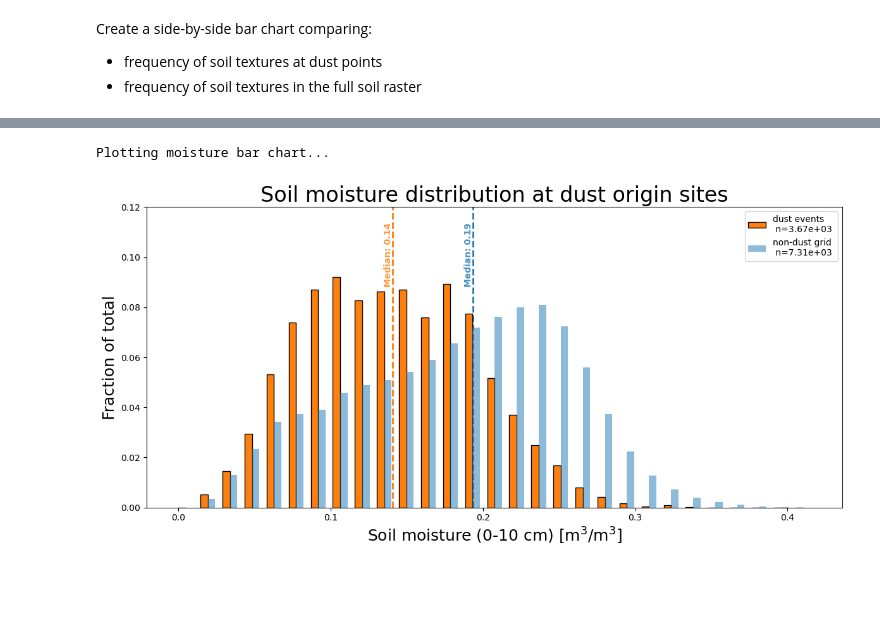
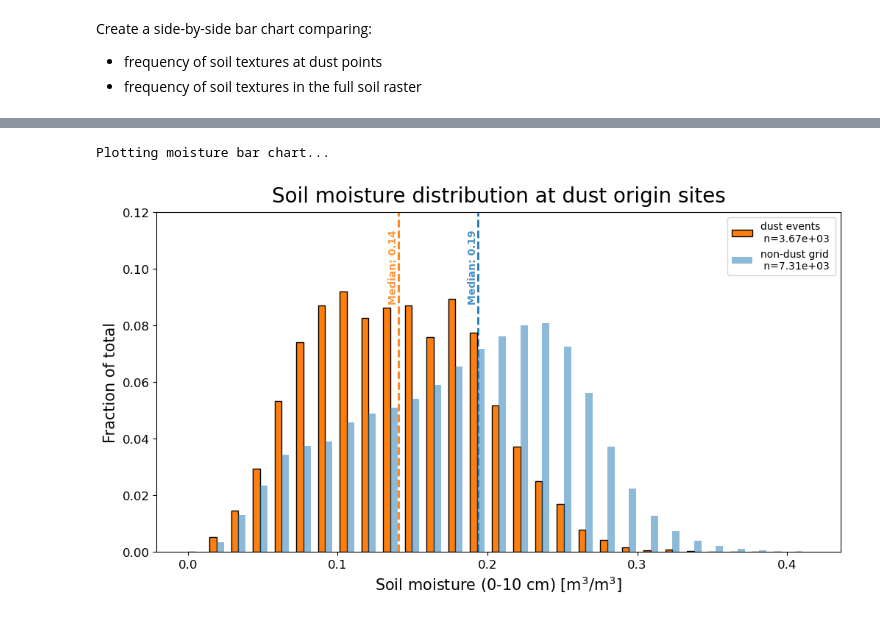
Before and after one commit to jesseturner/WLDAS_Analysis, a Jupyter notebook: ANALYSIS_bar_charts.ipynb, the cells around one changed output, grey strips where cells are left out. Cells and saved outputs as stored; diff of their text form; code cells hidden in the pictures; blank space fills up the shorter version.

```diff
--- a/ANALYSIS_bar_charts.ipynb
+++ b/ANALYSIS_bar_charts.ipynb
@@ -203,35 +207,37 @@ counts_non_dust, _ = np.histogram(control_ds["SoilMoi00_10cm_tavg"], bins=bins)
 width = (bins[1] - bins[0]) / 3
 density_dust = counts_dust / np.sum(counts_dust)
 density_non_dust = counts_non_dust / np.sum(counts_non_dust)
 
 fig, ax_bar = plt.subplots(figsize=(12, 6))
 
 plt.bar(bins[:-1], density_dust,
         width=width,
         align='edge',
         color="tab:orange",
         edgecolor="black",
         linewidth=1,
         label=f"dust events \n n={len(dust_df["moisture"]) :.2e}",)
 plt.bar(bins[:-1] + width, density_non_dust,
         width=width,
         align='edge',
         color="tab:blue",
         label=f"non-dust grid \n n={len(control_ds["SoilMoi00_10cm_tavg"]) :.2e}",
         alpha=0.5)
 
 median_dust = dust_df["moisture"].median(skipna=True)
 median_control = control_ds["SoilMoi00_10cm_tavg"].median(skipna=True)
 add_medians_to_plot(ax_bar, median_dust, median_control)
 
+ax_bar.tick_params(labelsize=12)
 ax_bar.set_ylim(0,0.12)
-ax_bar.set_ylabel("Fraction of total", fontsize=18)
-ax_bar.set_xlabel("Soil moisture (0-10 cm) [m$^3$/m$^3$]", fontsize=18)
-ax_bar.set_title("Soil moisture distribution at dust origin sites", fontsize=24)
+ax_bar.set_ylabel("Fraction of total", fontsize=15)
+ax_bar.set_xlabel("Soil moisture (0-10 cm) [m$^3$/m$^3$]", fontsize=15)
+ax_bar.set_title("Soil moisture distribution at dust origin sites", fontsize=20, pad=10)
 
 ax_bar.legend()
-plt.tight_layout()
+plt.savefig(f"plots/2_soil_moisture_0_bar_chart.png",
+            dpi=300, bbox_inches='tight')
 plt.show()
 # %% [output]
 Plotting moisture bar chart...
-[figure, old version]
+[figure, new version]
```
Also changed, not shown: parts of 2 cells of this notebook.
